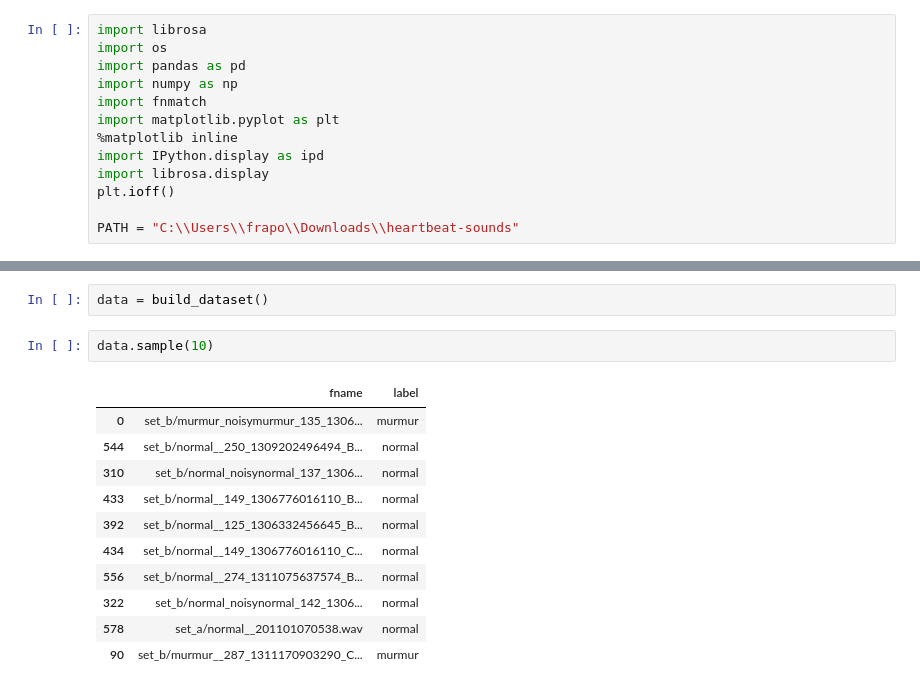
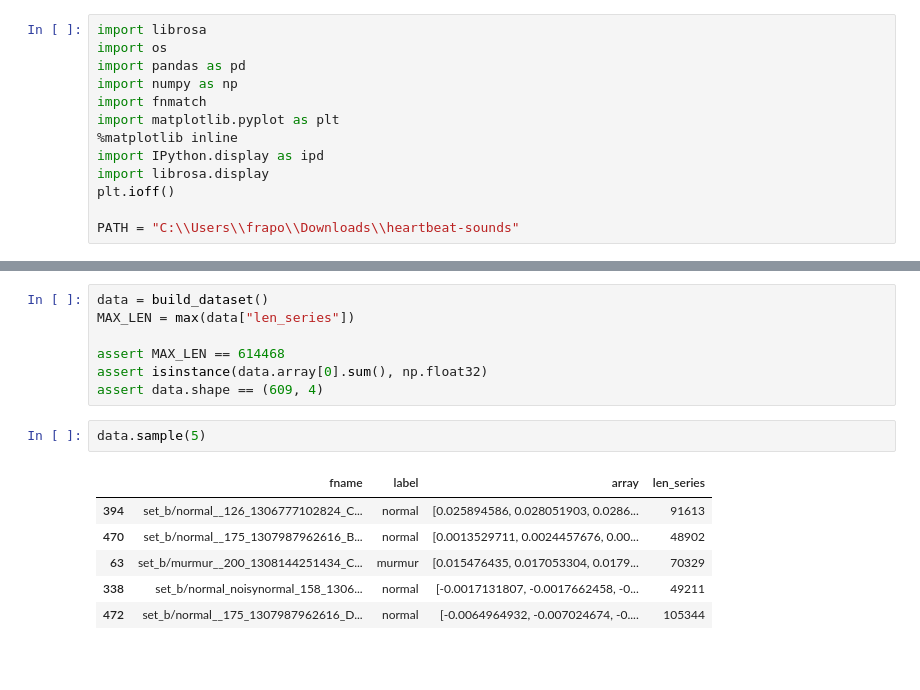
Before and after one commit to FraPochetti/KagglePlaygrounds, a Jupyter notebook: HeartbeatSound.ipynb, the cells around one changed output, grey strips where cells are left out. Cells and saved outputs as stored; diff of their text form; blank space fills up the shorter version.

```diff
--- a/HeartbeatSound.ipynb
+++ b/HeartbeatSound.ipynb
@@ -27,16 +115,16 @@ def build_dataset():
-# %%
-data = build_dataset()
+# %%
+data = build_dataset()
+MAX_LEN = max(data["len_series"])
+
+assert MAX_LEN == 614468
+assert isinstance(data.array[0].sum(), np.float32)
+assert data.shape == (609, 4)
 # %%
-data.sample(10)
+data.sample(5)
 # %% [output]
-|  | fname | label |
-| 0 | set_b/murmur_noisymurmur_135_1306... | murmur |
-| 544 | set_b/normal__250_1309202496494_B... | normal |
-| 310 | set_b/normal_noisynormal_137_1306... | normal |
-| 433 | set_b/normal__149_1306776016110_B... | normal |
-| 392 | set_b/normal__125_1306332456645_B... | normal |
-| 434 | set_b/normal__149_1306776016110_C... | normal |
-| 556 | set_b/normal__274_1311075637574_B... | normal |
-| 322 | set_b/normal_noisynormal_142_1306... | normal |
-| 578 | set_a/normal__201101070538.wav | normal |
-| 90 | set_b/murmur__287_1311170903290_C... | murmur |
+|  | fname | label | array | len_series |
+| 394 | set_b/normal__126_1306777102824_C... | normal | [0.025894586, 0.028051903, 0.0286... | 91613 |
+| 470 | set_b/normal__175_1307987962616_B... | normal | [0.0013529711, 0.0024457676, 0.00... | 48902 |
+| 63 | set_b/murmur__200_1308144251434_C... | murmur | [0.015476435, 0.017053304, 0.0179... | 70329 |
+| 338 | set_b/normal_noisynormal_158_1306... | normal | [-0.0017131807, -0.0017662458, -0... | 49211 |
+| 472 | set_b/normal__175_1307987962616_D... | normal | [-0.0064964932, -0.007024674, -0.... | 105344 |
```
Also changed, not shown: parts of 11 cells of this notebook.
